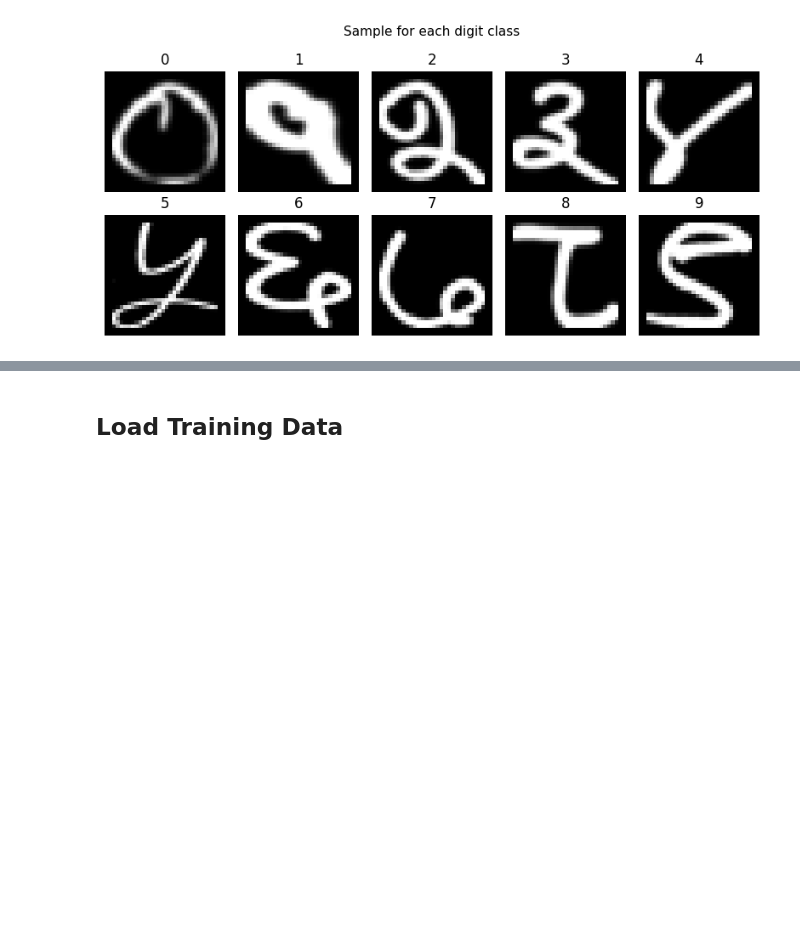
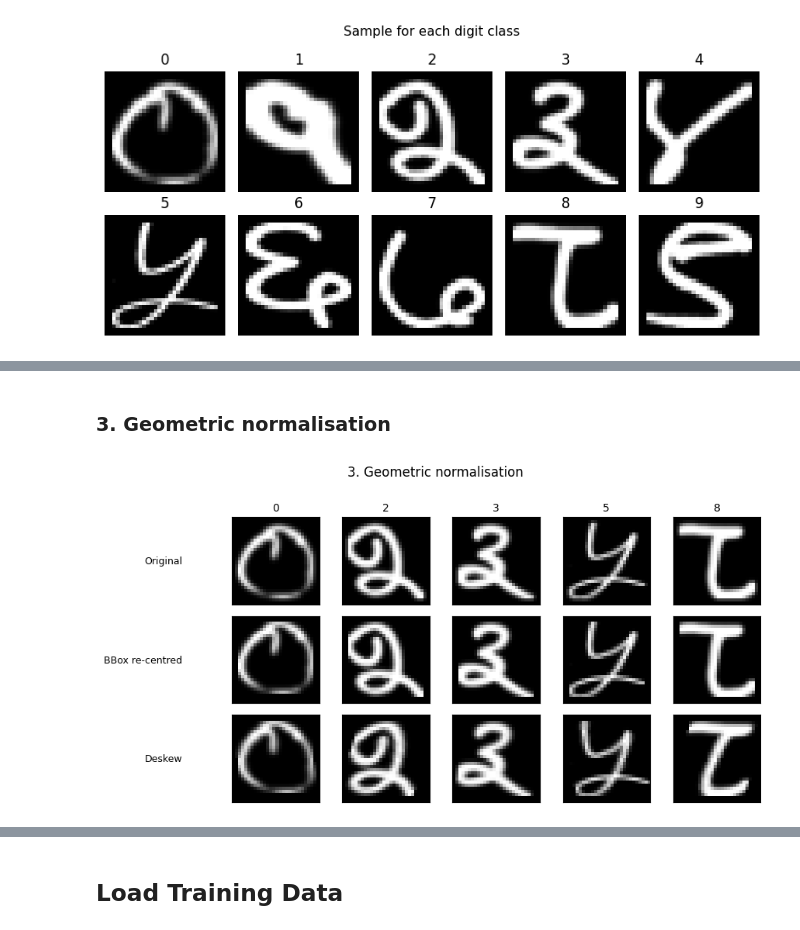
Before and after one commit to Rarees404/Image_Video_repo, a Jupyter notebook: recognize.ipynb, the cells around one changed output, grey strips where cells are left out. Saved outputs shown, nothing was run; the diff lists cells and outputs as text; code cells hidden in the pictures; blank space fills up the shorter version.

```diff
--- a/recognize.ipynb
+++ b/recognize.ipynb
@@ -80,0 +148,36 @@ plt.show()
+# %% [markdown]
+### 3. Geometric normalisation
+# %%
+def deskew(img):
+    m = cv2.moments(img)
+    if abs(m['mu02']) < 1e-2:
+        return img.copy()
+    skew = m['mu11'] / m['mu02']
+    h, w = img.shape
+    M = np.float32([[1, skew, -0.5 * h * skew],
+                    [0, 1, 0]])
+    return cv2.warpAffine(img, M, (w, h),
+                          flags=cv2.WARP_INVERSE_MAP | cv2.INTER_LINEAR,
+                          borderMode=cv2.BORDER_REPLICATE)
+
+
+def center_digit(img):
+    _, binary = cv2.threshold(img, 0, 255, cv2.THRESH_BINARY + cv2.THRESH_OTSU)
+    coords = cv2.findNonZero(binary)
+    if coords is None:
+        return img.copy()
+    x, y, w, h = cv2.boundingRect(coords)
+    cropped = img[y:y + h, x:x + w]
+    side = max(w, h) + 4
+    canvas = np.zeros((side, side), dtype=np.uint8)
+    py, px = (side - h) // 2, (side - w) // 2
+    canvas[py:py + h, px:px + w] = cropped
+    return cv2.resize(canvas, IMG_SIZE)
+
+
+show_techniques({
+    'BBox re-centred': center_digit,
+    'Deskew':          lambda x: deskew(center_digit(x)),
+}, '3. Geometric normalisation')
+# %% [output]
+[figure, added]
```
Also changed, not shown: parts of 15 cells of this notebook.
